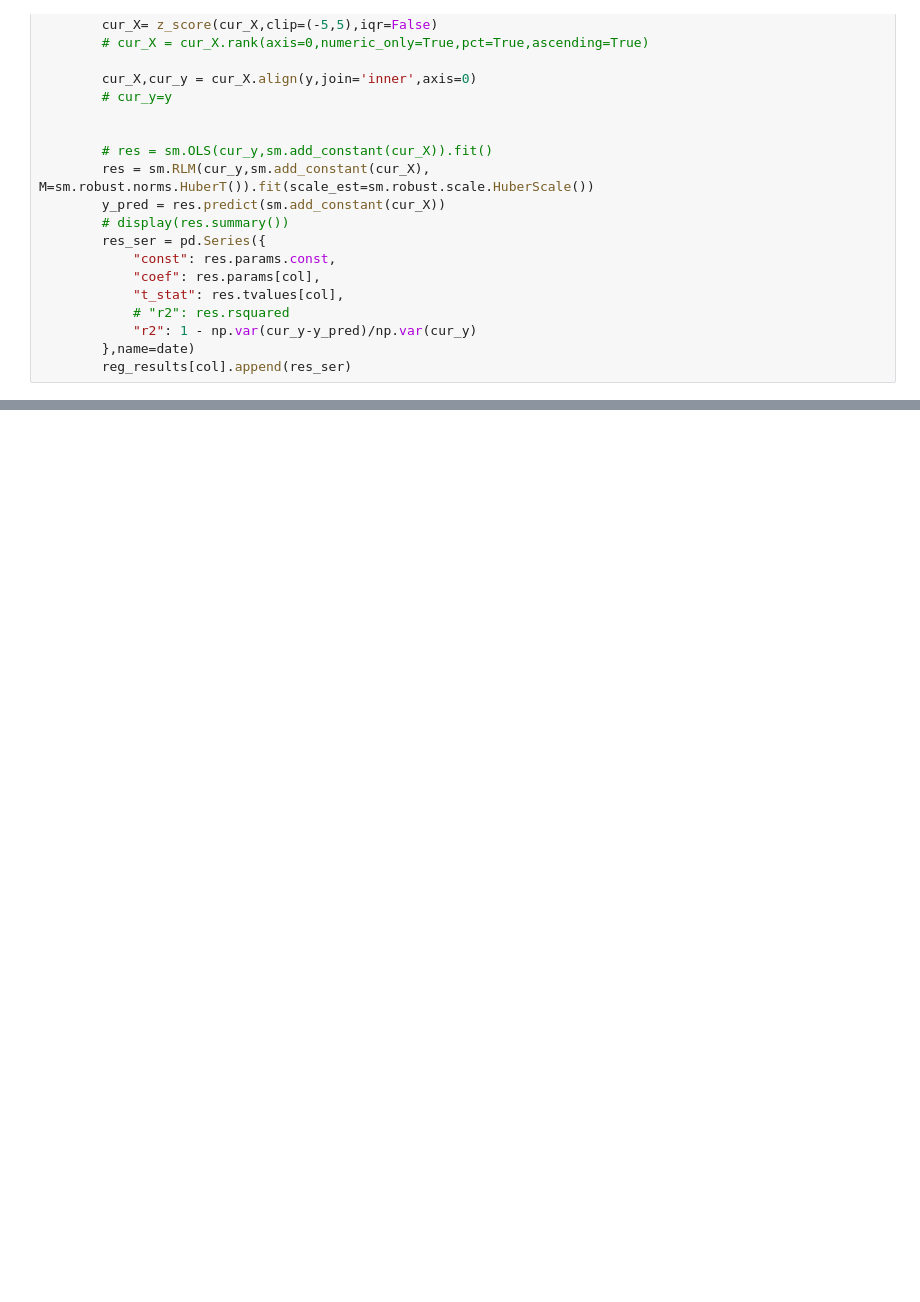
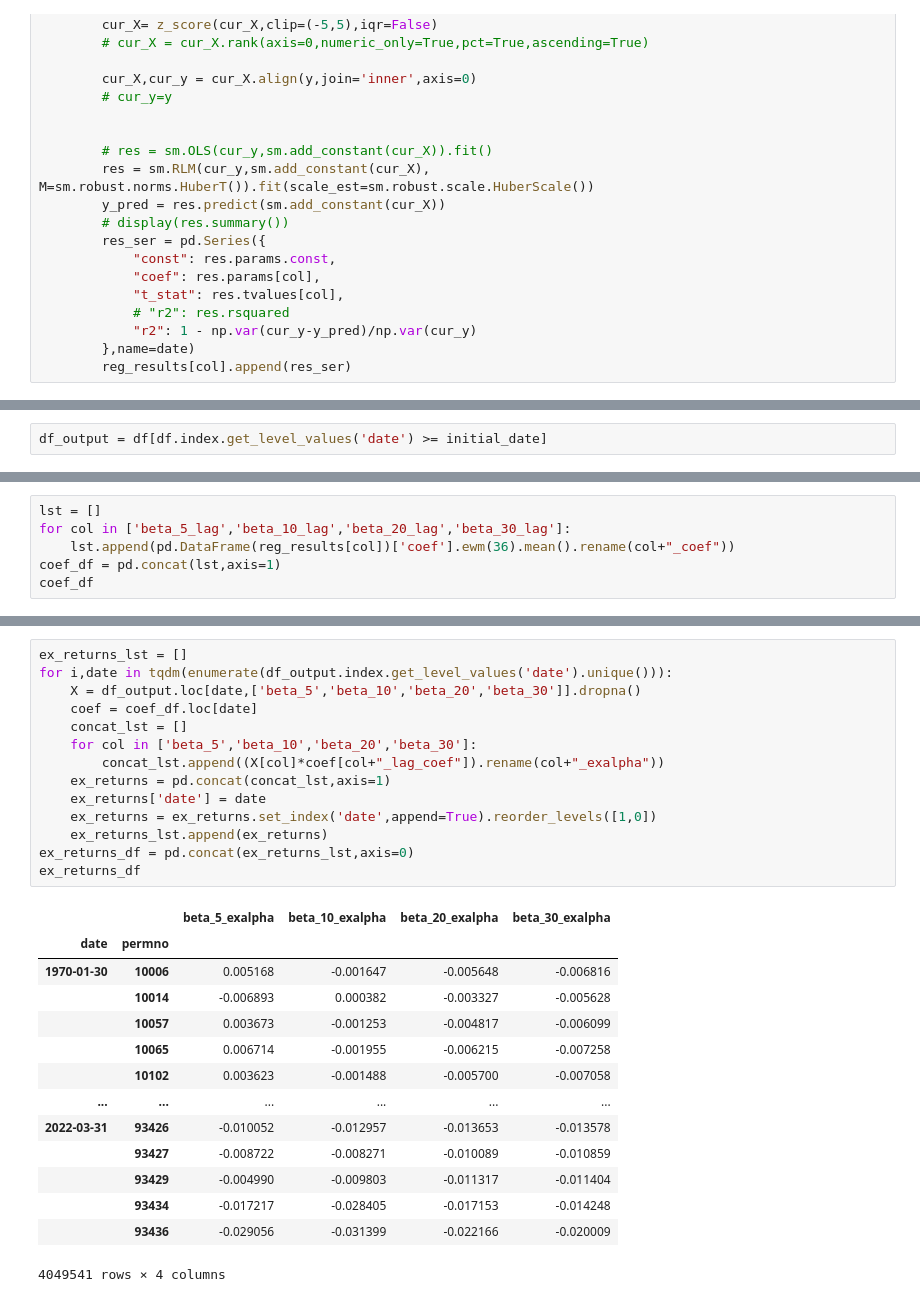
Before and after one commit to LakshaySapra/BettingAgainstBeta, a Jupyter notebook: BAB_ExpectedReturns.ipynb, the cells around one changed output, grey strips where cells are left out. Drawn from its saved outputs; the diff is of its cells as text; blank space fills up the shorter version.

```diff
--- a/BAB_ExpectedReturns.ipynb
+++ b/BAB_ExpectedReturns.ipynb
@@ -149,0 +167,2 @@ print(tmp.mean())
+# %%
+df_output = df[df.index.get_level_values('date') >= initial_date]
@@ -149,0 +200,6 @@ print(tmp.mean())
+# %%
+lst = []
+for col in ['beta_5_lag','beta_10_lag','beta_20_lag','beta_30_lag']:
+    lst.append(pd.DataFrame(reg_results[col])['coef'].ewm(36).mean().rename(col+"_coef"))
+coef_df = pd.concat(lst,axis=1)
+coef_df
@@ -149,0 +220,29 @@ print(tmp.mean())
+# %%
+ex_returns_lst = []
+for i,date in tqdm(enumerate(df_output.index.get_level_values('date').unique())):
+    X = df_output.loc[date,['beta_5','beta_10','beta_20','beta_30']].dropna()
+    coef = coef_df.loc[date]
+    concat_lst = []
+    for col in ['beta_5','beta_10','beta_20','beta_30']:
+        concat_lst.append((X[col]*coef[col+"_lag_coef"]).rename(col+"_exalpha"))
+    ex_returns = pd.concat(concat_lst,axis=1)
+    ex_returns['date'] = date
+    ex_returns = ex_returns.set_index('date',append=True).reorder_levels([1,0])
+    ex_returns_lst.append(ex_returns)
+ex_returns_df = pd.concat(ex_returns_lst,axis=0)
+ex_returns_df
+# %% [output]
+|  |  | beta_5_exalpha | beta_10_exalpha | beta_20_exalpha | beta_30_exalpha |
+| date | permno |  |  |  |  |
+| 1970-01-30 | 10006 | 0.005168 | -0.001647 | -0.005648 | -0.006816 |
+|  | 10014 | -0.006893 | 0.000382 | -0.003327 | -0.005628 |
+|  | 10057 | 0.003673 | -0.001253 | -0.004817 | -0.006099 |
+|  | 10065 | 0.006714 | -0.001955 | -0.006215 | -0.007258 |
+|  | 10102 | 0.003623 | -0.001488 | -0.005700 | -0.007058 |
+| ... | ... | ... | ... | ... | ... |
+| 2022-03-31 | 93426 | -0.010052 | -0.012957 | -0.013653 | -0.013578 |
+|  | 93427 | -0.008722 | -0.008271 | -0.010089 | -0.010859 |
+|  | 93429 | -0.004990 | -0.009803 | -0.011317 | -0.011404 |
+|  | 93434 | -0.017217 | -0.028405 | -0.017153 | -0.014248 |
+|  | 93436 | -0.029056 | -0.031399 | -0.022166 | -0.020009 |
+4049541 rows × 4 columns
```
Also changed, not shown: parts of 12 cells of this notebook, 4 other files.
